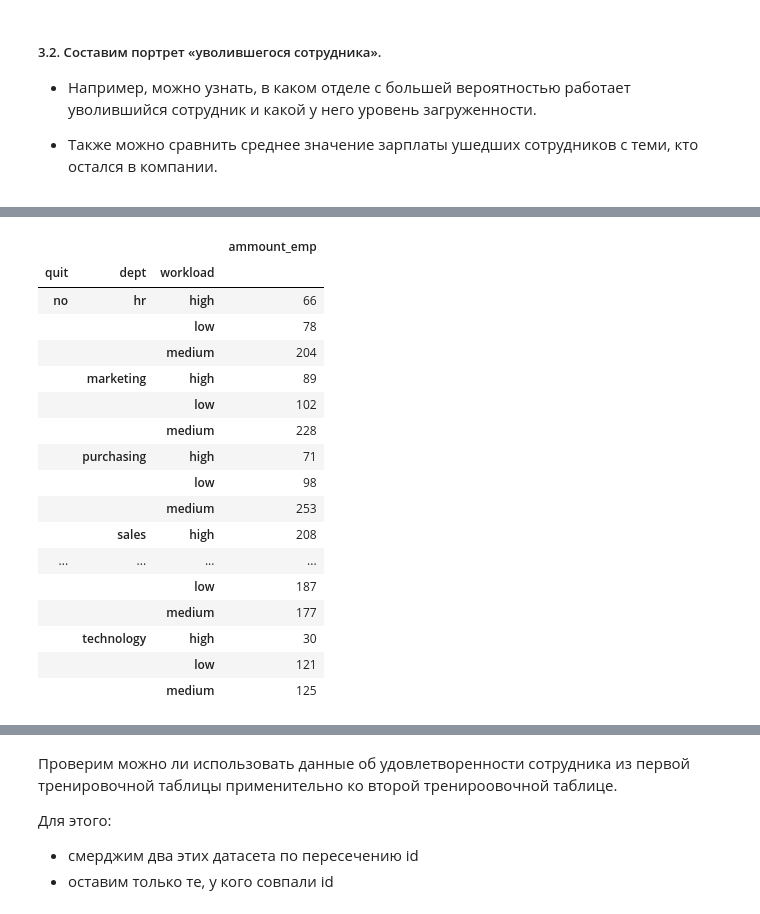
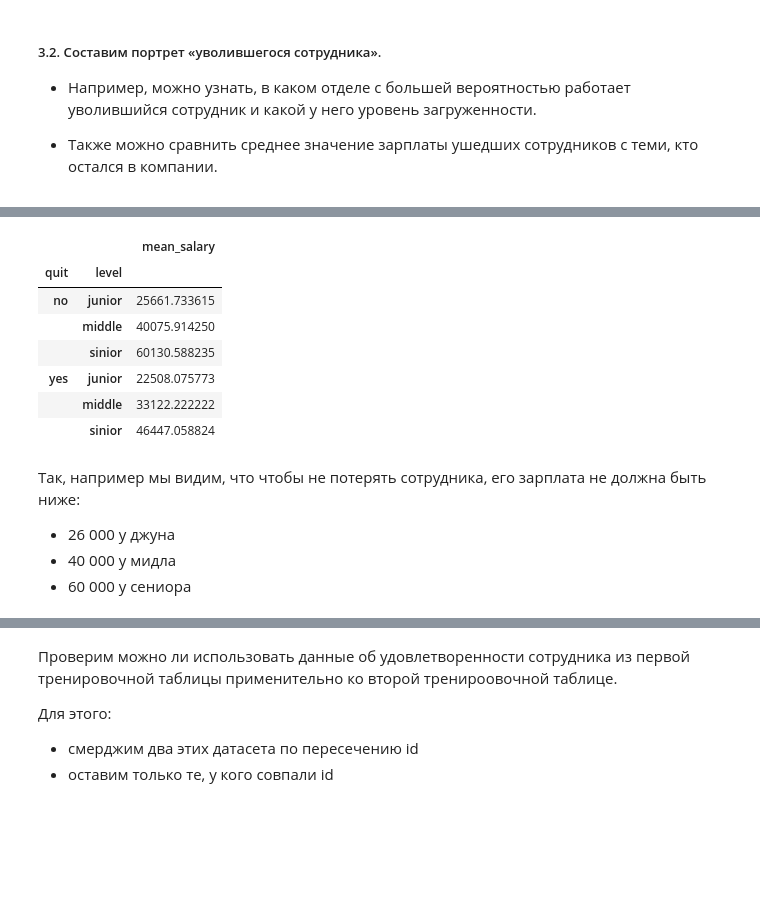
Before and after one commit to anthonypotekhin/studying, a Jupyter notebook: yandex_practicum/9_compilation_proj_2/comp_project_2.ipynb, the cells around one changed output, grey strips where cells are left out. Drawn from its saved outputs; the diff is of its cells as text; code cells hidden in the pictures; blank space fills up the shorter version.

```diff
--- a/yandex_practicum/9_compilation_proj_2/comp_project_2.ipynb
+++ b/yandex_practicum/9_compilation_proj_2/comp_project_2.ipynb
@@ -1108,25 +1092,20 @@ train_quit_df.head()
 # %%
-train_quit_df.groupby(['quit', 'dept', 'workload']).agg({'last_year_promo': 'count'})\
-    .rename(columns={'last_year_promo': 'ammount_emp'})
+train_quit_df.groupby(['quit', 'level']).agg({'salary': 'mean'})\
+    .rename(columns={'salary': 'mean_salary'})
 # %% [output]
-|  |  |  | ammount_emp |
-| quit | dept | workload |  |
-| no | hr | high | 66 |
-|  |  | low | 78 |
-|  |  | medium | 204 |
-|  | marketing | high | 89 |
-|  |  | low | 102 |
-|  |  | medium | 228 |
-|  | purchasing | high | 71 |
-|  |  | low | 98 |
-|  |  | medium | 253 |
-|  | sales | high | 208 |
-| ... | ... | ... | ... |
-|  |  | low | 187 |
-|  |  | medium | 177 |
-|  | technology | high | 30 |
-|  |  | low | 121 |
-|  |  | medium | 125 |
+|  |  | mean_salary |
+| quit | level |  |
+| no | junior | 25661.733615 |
+|  | middle | 40075.914250 |
+|  | sinior | 60130.588235 |
+| yes | junior | 22508.075773 |
+|  | middle | 33122.222222 |
+|  | sinior | 46447.058824 |
+# %% [markdown]
+Так, например мы видим, что чтобы не потерять сотрудника, его зарплата не должна быть ниже:
+- 26 000 у джуна
+- 40 000 у мидла
+- 60 000 у сениора
 # %%
 def split_salary(s):
     if s<25_000: return '<25k'
```
Also changed, not shown: parts of 45 cells of this notebook, 1 other file.
